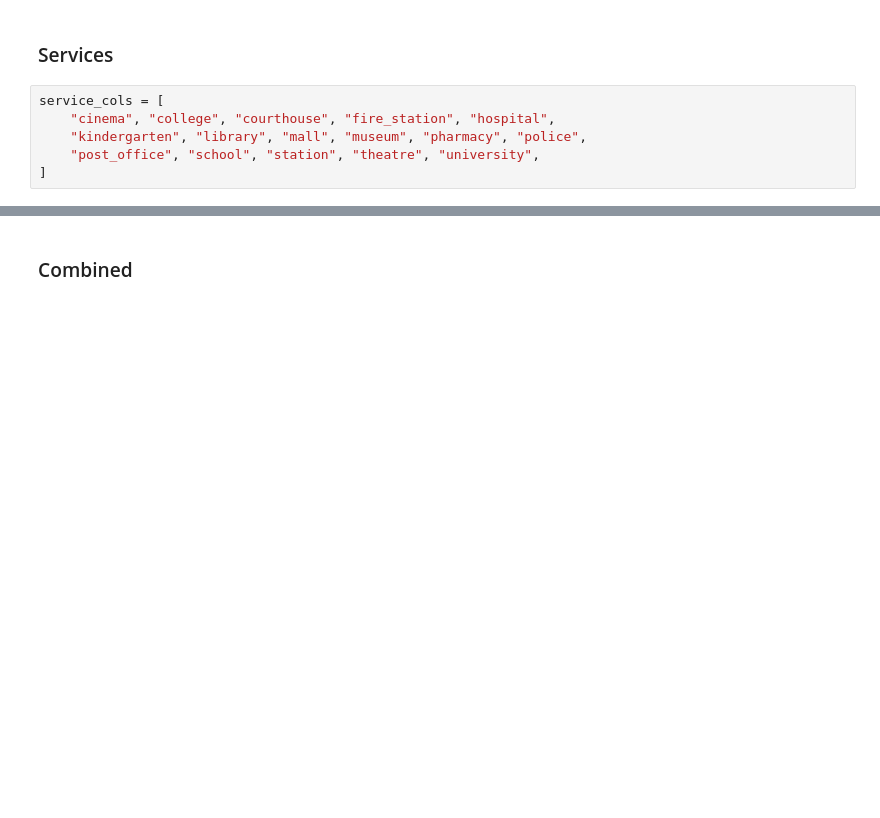
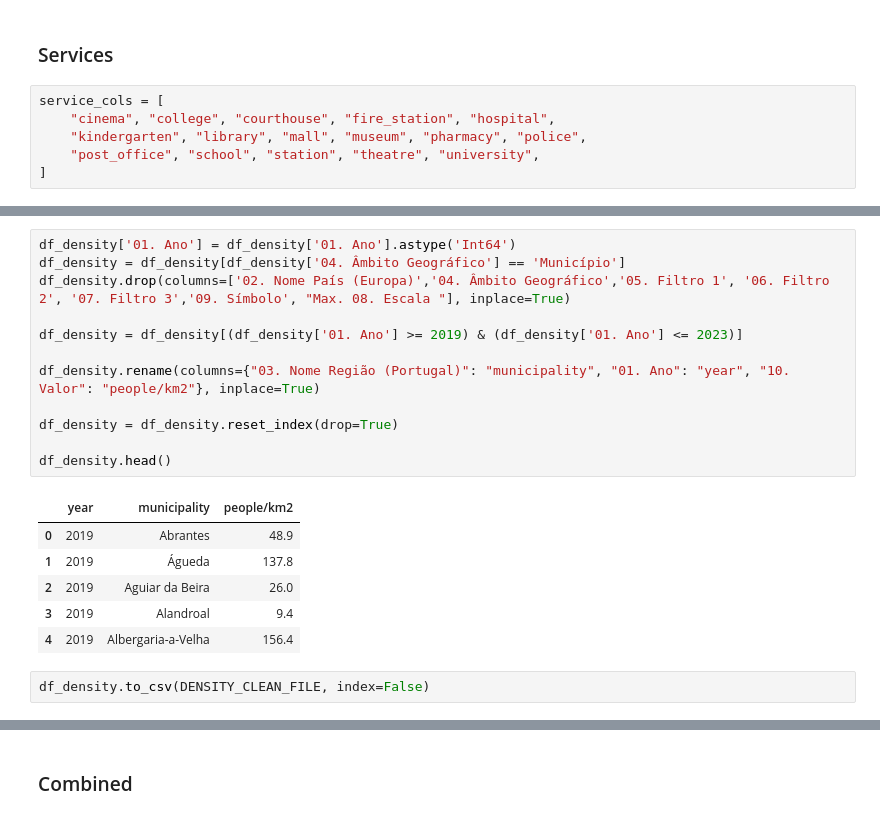
Before and after one commit to Shushunya/FCD-housing-prices, a Jupyter notebook: main.ipynb, the cells around one changed output, grey strips where cells are left out. Drawn from its saved outputs; the diff is of its cells as text; blank space fills up the shorter version.

```diff
--- a/main.ipynb
+++ b/main.ipynb
@@ -616,0 +634,21 @@ service_cols = [
+# %%
+df_density['01. Ano'] = df_density['01. Ano'].astype('Int64')
+df_density = df_density[df_density['04. Âmbito Geográfico'] == 'Município']
+df_density.drop(columns=['02. Nome País (Europa)','04. Âmbito Geográfico','05. Filtro 1', '06. Filtro 2', '07. Filtro 3','09. Símbolo', "Max. 08. Escala "], inplace=True)
+
+df_density = df_density[(df_density['01. Ano'] >= 2019) & (df_density['01. Ano'] <= 2023)]
+
+df_density.rename(columns={"03. Nome Região (Portugal)": "municipality", "01. Ano": "year", "10. Valor": "people/km2"}, inplace=True)
+
+df_density = df_density.reset_index(drop=True)
+
+df_density.head()
+# %% [output]
+|  | year | municipality | people/km2 |
+| 0 | 2019 | Abrantes | 48.9 |
+| 1 | 2019 | Águeda | 137.8 |
+| 2 | 2019 | Aguiar da Beira | 26.0 |
+| 3 | 2019 | Alandroal | 9.4 |
+| 4 | 2019 | Albergaria-a-Velha | 156.4 |
+# %%
+df_density.to_csv(DENSITY_CLEAN_FILE, index=False)
```
Also changed, not shown: parts of 26 cells of this notebook, 5 other files.
